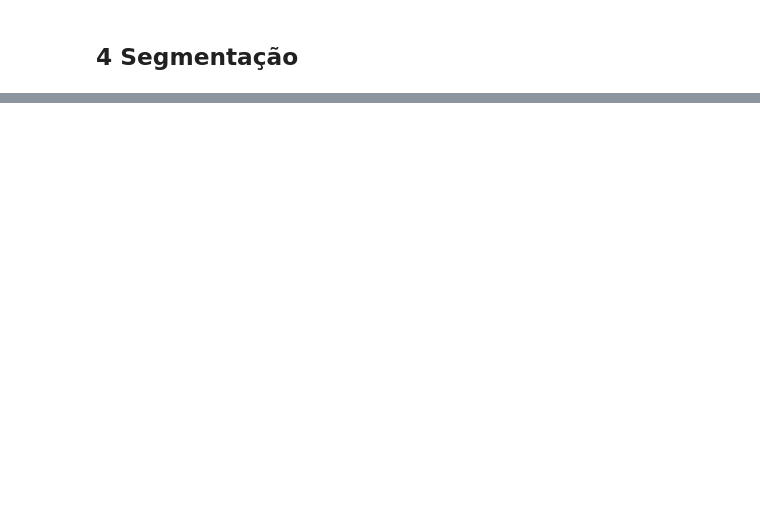
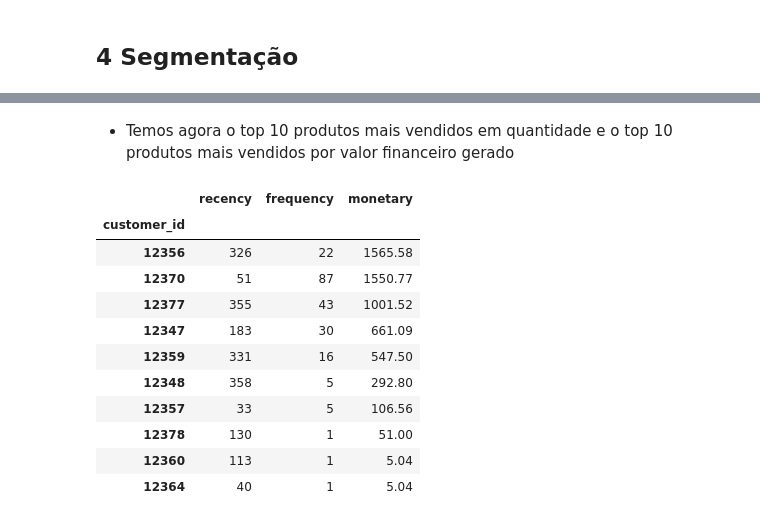
Before and after one commit to renanpan/Segmentando_clientes, a Jupyter notebook: projeto_sprint_13.ipynb, the cells around one changed output, grey strips where cells are left out. Saved outputs shown, nothing was run; the diff lists cells and outputs as text; code cells hidden in the pictures; blank space fills up the shorter version.

```diff
--- a/projeto_sprint_13.ipynb
+++ b/projeto_sprint_13.ipynb
@@ -913,0 +878,5 @@ TypeError: 'list' object is not callable
+# %%
+# Obtendo os valores de menor e maior data da dimensão de dados
+
+menor_data, maior_data = rfm_dataframe['invoice_date'].min(), rfm_dataframe['invoice_date'].max()
+maior_data = maior_data + pd.DateOffset(days=1) #Adicionado um dia a maior compra para iniciar a analise
@@ -913,0 +926,2 @@ TypeError: 'list' object is not callable
+# %% [markdown]
+- Temos agora o top 10 produtos mais vendidos em quantidade e o top 10 produtos mais vendidos por valor financeiro gerado
@@ -913,0 +932,21 @@ TypeError: 'list' object is not callable
+# %%
+rfm_table = rfm_dataframe.groupby('customer_id').agg({'invoice_date': lambda date: (maior_data - date.max()).days,
+                                                      'invoice_no': lambda num: len(num),
+                                                      'total_spent': lambda valor: valor.sum()})
+
+# Renomear as colunas para condizer com a análise RFM
+rfm_table.columns = ['recency','frequency','monetary']
+display(rfm_table.head(10).sort_values('monetary', ascending=False))
+# %% [output]
+|  | recency | frequency | monetary |
+| customer_id |  |  |  |
+| 12356 | 326 | 22 | 1565.58 |
+| 12370 | 51 | 87 | 1550.77 |
+| 12377 | 355 | 43 | 1001.52 |
+| 12347 | 183 | 30 | 661.09 |
+| 12359 | 331 | 16 | 547.50 |
+| 12348 | 358 | 5 | 292.80 |
+| 12357 | 33 | 5 | 106.56 |
+| 12378 | 130 | 1 | 51.00 |
+| 12360 | 113 | 1 | 5.04 |
+| 12364 | 40 | 1 | 5.04 |
```
Also changed, not shown: parts of 57 cells of this notebook.
